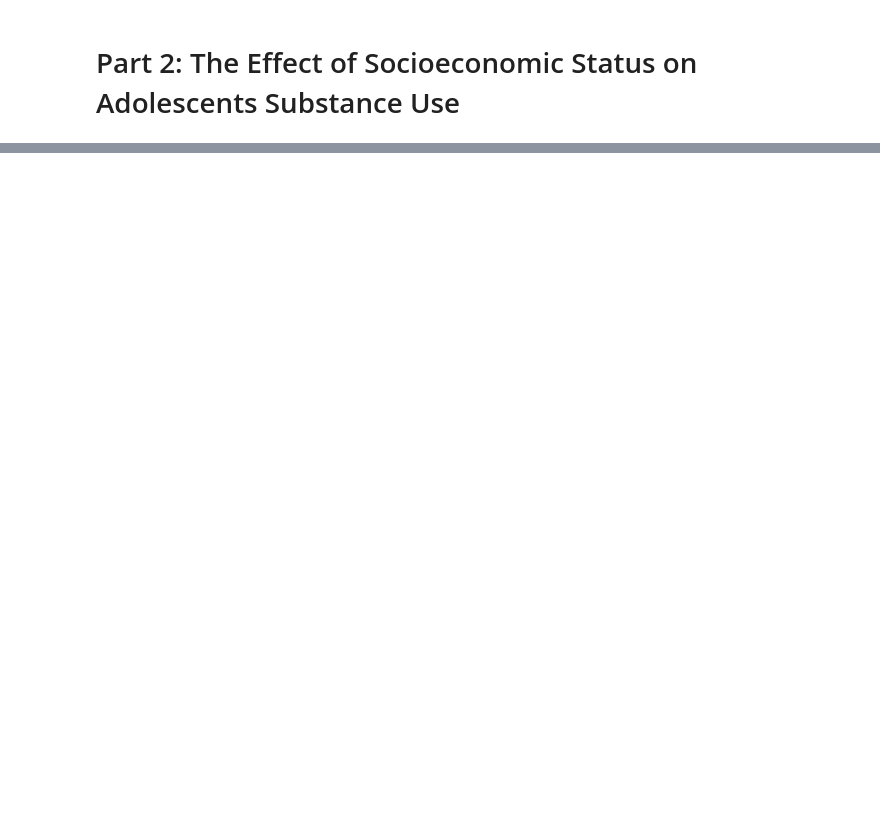
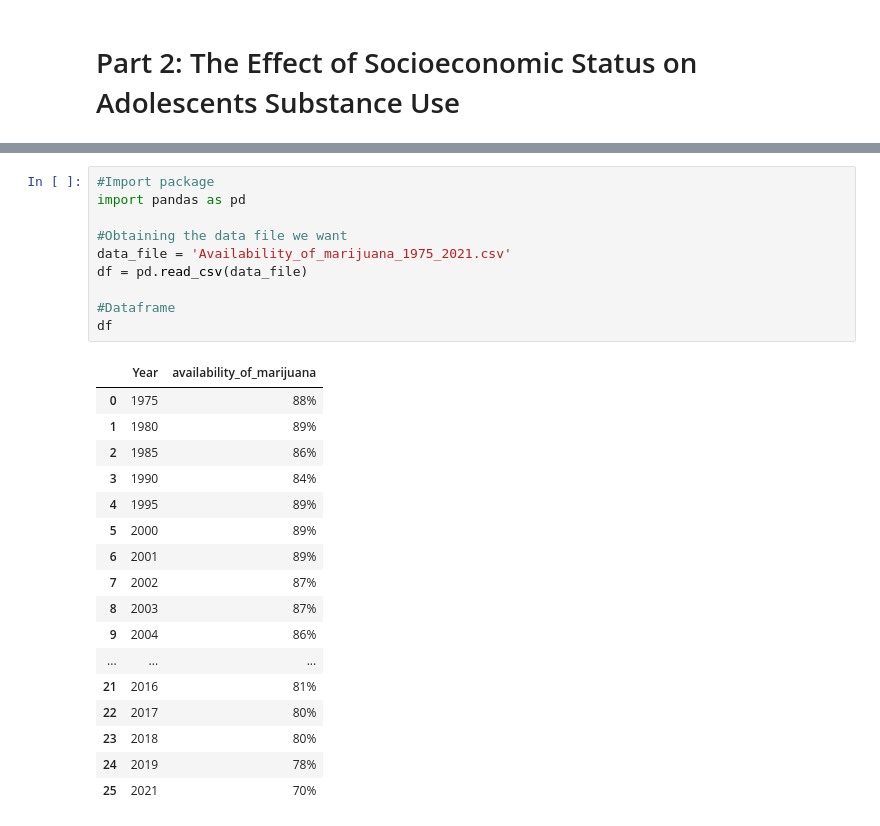
Before and after one commit to MoniV18/Project, a Jupyter notebook: BDATA_Project_2.ipynb, the cells around one changed output, grey strips where cells are left out. Saved outputs shown, nothing was run; the diff lists cells and outputs as text; blank space fills up the shorter version.

```diff
--- a/BDATA_Project_2.ipynb
+++ b/BDATA_Project_2.ipynb
@@ -644,0 +26,28 @@ Notes:
+# %%
+#Import package
+import pandas as pd
+
+#Obtaining the data file we want
+data_file = 'Availability_of_marijuana_1975_2021.csv'
+df = pd.read_csv(data_file)
+
+#Dataframe
+df
+# %% [output]
+|  | Year | availability_of_marijuana |
+| 0 | 1975 | 88% |
+| 1 | 1980 | 89% |
+| 2 | 1985 | 86% |
+| 3 | 1990 | 84% |
+| 4 | 1995 | 89% |
+| 5 | 2000 | 89% |
+| 6 | 2001 | 89% |
+| 7 | 2002 | 87% |
+| 8 | 2003 | 87% |
+| 9 | 2004 | 86% |
+| ... | ... | ... |
+| 21 | 2016 | 81% |
+| 22 | 2017 | 80% |
+| 23 | 2018 | 80% |
+| 24 | 2019 | 78% |
+| 25 | 2021 | 70% |
```
Also changed, not shown: parts of 50 cells of this notebook, 1 other file.
